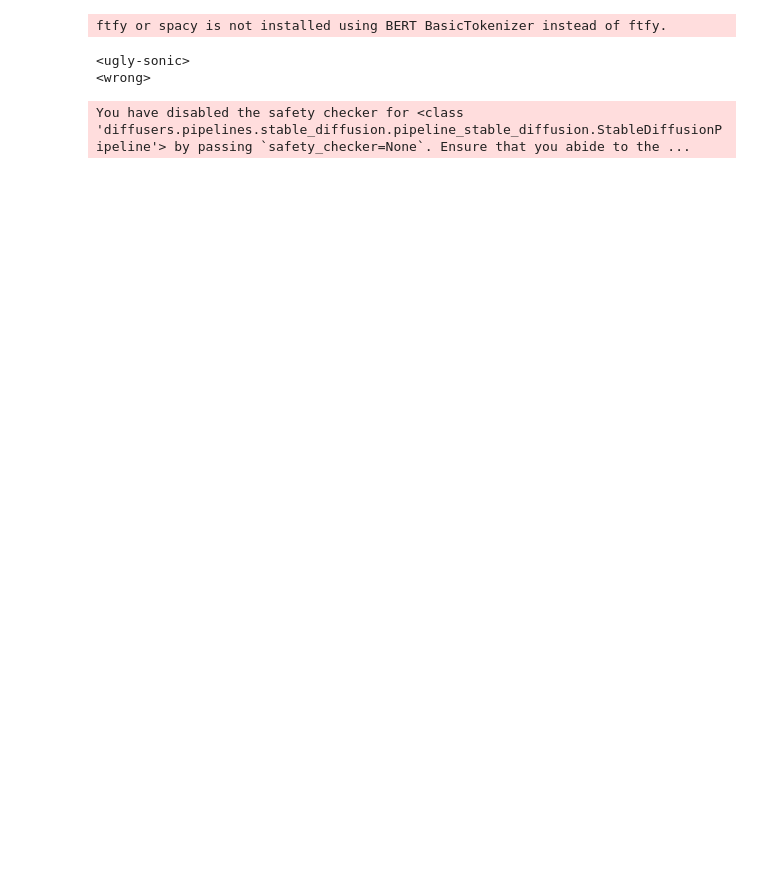
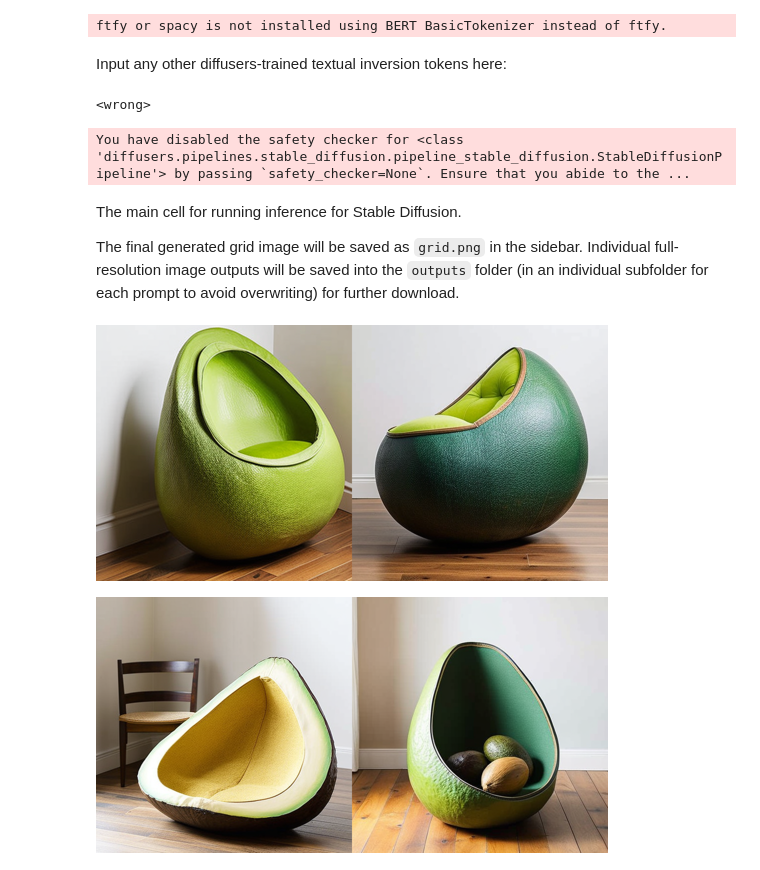
Before and after one commit to minimaxir/stable-diffusion-negative-prompt, a Jupyter notebook: sd_2_0_base.ipynb, the cells around one changed output. Drawn from its saved outputs; the diff is of its cells as text; code cells hidden in the pictures; blank space fills up the shorter version.

Commit message:
Final Base notebook

```diff
--- a/sd_2_0_base.ipynb
+++ b/sd_2_0_base.ipynb
@@ -4,6 +36,8 @@ import torch
 from PIL import Image
 import os
 from transformers import CLIPTextModel, CLIPTokenizer
+from huggingface_hub import notebook_login, hf_hub_url
+import requests
 
 model_id = "stabilityai/stable-diffusion-2-base"
 
@@ -12,7 +46,6 @@ def image_grid(imgs, rows, cols):
 
     w, h = imgs[0].size
     grid = Image.new('RGB', size=(cols*w, rows*h))
-    grid_w, grid_h = grid.size
 
     for i, img in enumerate(imgs):
         grid.paste(img, box=(i%cols*w, i//cols*h))
@@ -56,15 +100,15 @@ def load_learned_embed_in_clip(learned_embeds_path, text_encoder, tokenizer, tok
   text_encoder.get_input_embeddings().weight.data[token_id] = embeds
 
   print(trained_token)
+# %% [markdown]
+Input any other diffusers-trained textual inversion tokens here:
 # %%
 embed_paths = [
-    "ugly_sonic_sd_2_0.bin",
-    "wrong_sd_2_0.bin",
+    "wrong.bin",
     ]
 
 for embed in embed_paths:
     load_learned_embed_in_clip(embed, text_encoder, tokenizer)
 # %% [output]
-<ugly-sonic>
 <wrong>
 # %%
@@ -80,23 +123,46 @@ pipe = StableDiffusionPipeline.from_pretrained(model_id,
 pipe = pipe.to("cuda")
 # %% [output]
 You have disabled the safety checker for <class 'diffusers.pipelines.stable_diffusion.pipeline_stable_diffusion.StableDiffusionPipeline'> by passing `safety_checker=None`. Ensure that you abide to the ...
+# %% [markdown]
+The main cell for running inference for Stable Diffusion.
+
+The final generated grid image will be saved as `grid.png` in the sidebar. Individual full-resolution image outputs will be saved into the `outputs` folder (in an individual subfolder for each prompt to avoid overwriting) for further download.
 # %%
-prompt = "Twitter brand logo combusting into flames, 3d rendering"
+prompt = "an armchair in the shape of an avocado"
 negative_prompt =  None
-negative_prompt = "in the style of <wrong>"
-num_samples = 4  # may have to set to 2 in Colab to avoid OOM.
-num_rows = 4
+negative_prompt = "in the style of <wrong>"  # comment this line out to use no negative prompt
+
+num_inference_steps = 50
+guidance_scale = 7.5
+
+num_samples = 2  # may have to set to 2 OOM; if 16GB GPU, can go to 4.
+num_rows = 2
 
 all_images = []
 for _ in range(num_rows):
     with torch.autocast("cuda"):
         images = pipe(prompt,
                       negative_prompt=negative_prompt,
                       num_images_per_prompt=num_samples,
-                      num_inference_steps=50, guidance_scale=7.5).images
+                      num_inference_steps=num_inference_steps,
+                      guidance_scale=guidance_scale)["images"]
         all_images.extend(images)
         image_large = image_grid(images, 1, num_samples)
         display(image_large.resize((image_large.width // 2, image_large.height // 2)))
 
 grid = image_grid(all_images, num_samples, num_rows)
 grid.save("grid.png")
+
+if not os.path.exists("outputs"):
+    os.mkdir("outputs")
+
+prompt_folder = prompt.replace("/", "_")[0:128]
+
+if not os.path.exists(os.path.join("outputs", prompt_folder)):
+    os.mkdir(os.path.join("outputs", prompt_folder))
+
+for i, image in enumerate(all_images):
+    image.save(os.path.join("outputs", prompt_folder, f"{i+1:02d}.png"))
+# %% [output]
+[figure, added]
+[figure, added]
```
Also changed, not shown: parts of 9 cells of this notebook, 1 other file.
